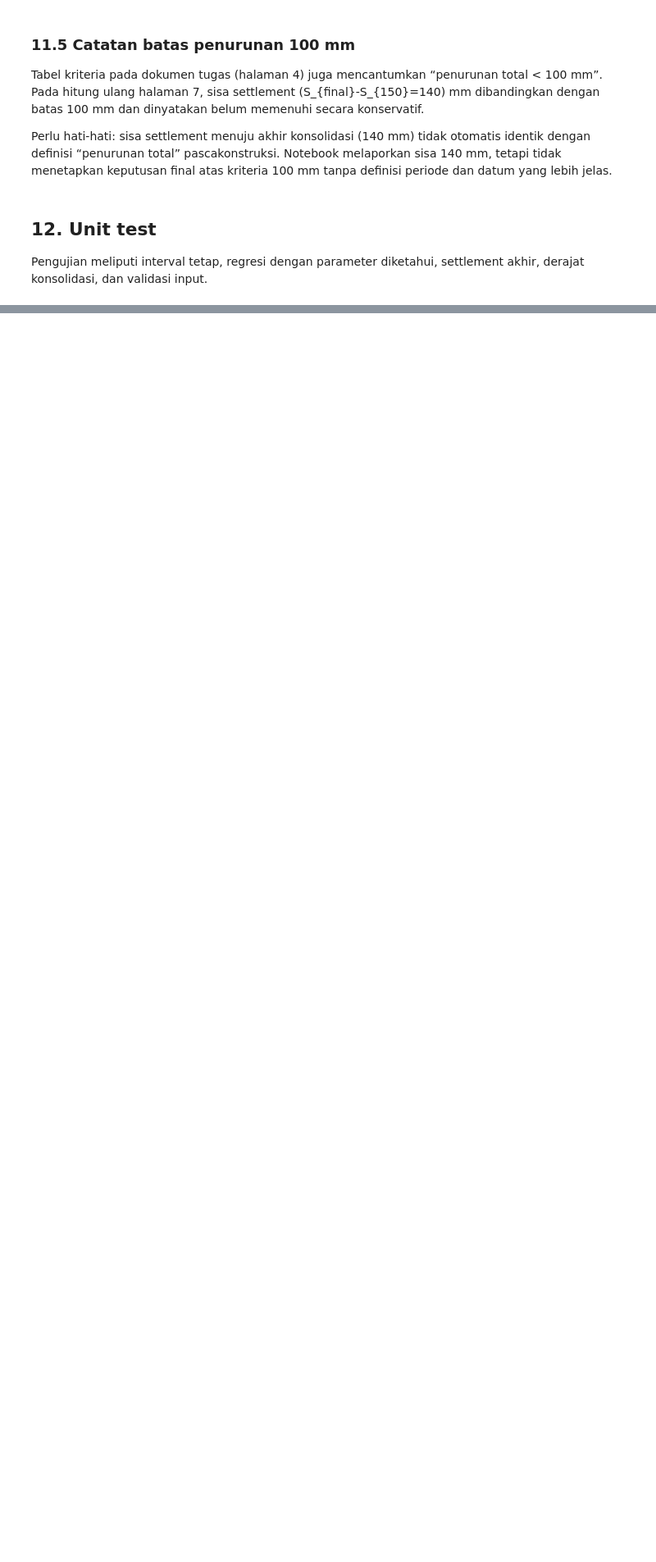
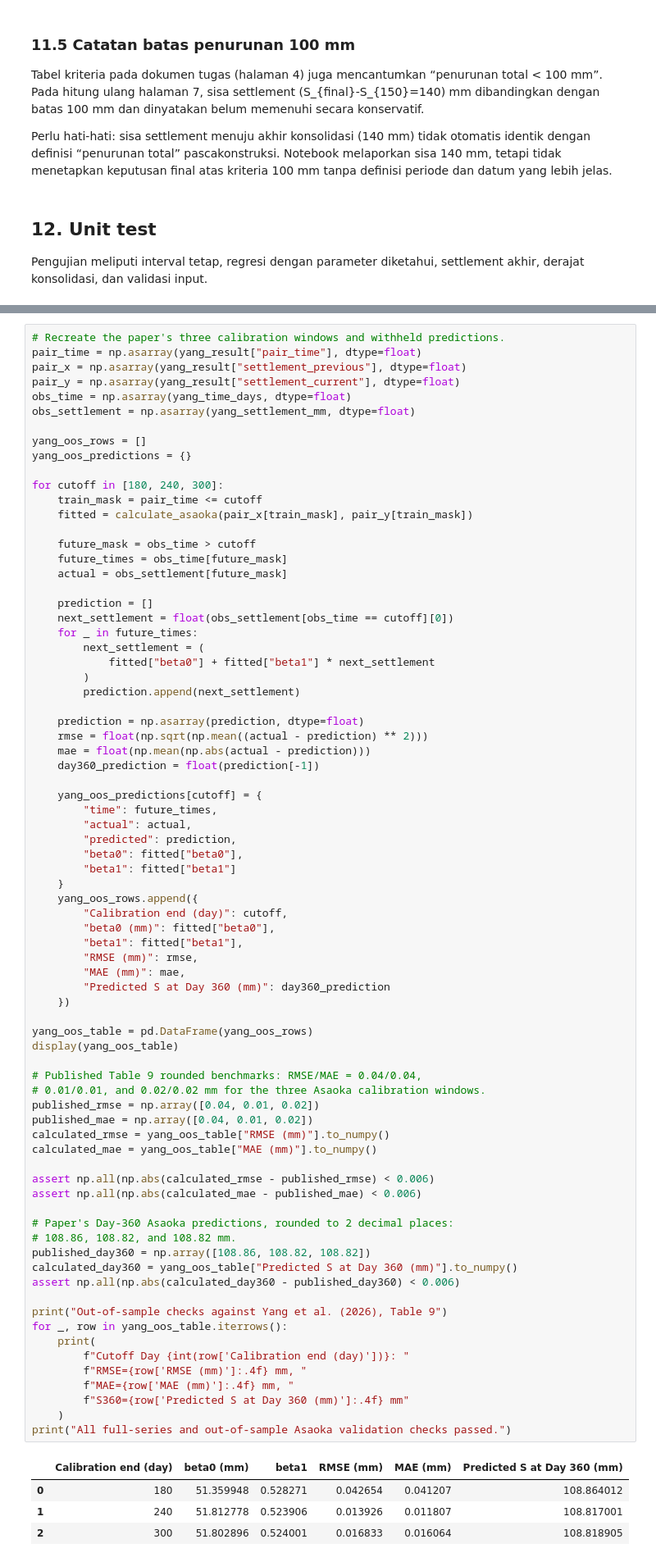
Before and after one commit to Rahardirizky/modul-soil-improvement, a Jupyter notebook: modul_M4_Asaoka.ipynb, the cells around one changed output, grey strips where cells are left out. Shown at 82% size. Cells and saved outputs as stored; diff of their text form; blank space fills up the shorter version.

```diff
--- a/modul_M4_Asaoka.ipynb
+++ b/modul_M4_Asaoka.ipynb
@@ -571,0 +770,81 @@ Slide 106 mencantumkan contoh STA 0+100: \(S_{150}=1{,}410\) mm, \(S_f=1{,}550\)
+# %%
+# Recreate the paper's three calibration windows and withheld predictions.
+pair_time = np.asarray(yang_result["pair_time"], dtype=float)
+pair_x = np.asarray(yang_result["settlement_previous"], dtype=float)
+pair_y = np.asarray(yang_result["settlement_current"], dtype=float)
+obs_time = np.asarray(yang_time_days, dtype=float)
+obs_settlement = np.asarray(yang_settlement_mm, dtype=float)
+
+yang_oos_rows = []
+yang_oos_predictions = {}
+
+for cutoff in [180, 240, 300]:
+    train_mask = pair_time <= cutoff
+    fitted = calculate_asaoka(pair_x[train_mask], pair_y[train_mask])
+
+    future_mask = obs_time > cutoff
+    future_times = obs_time[future_mask]
+    actual = obs_settlement[future_mask]
+
+    prediction = []
+    next_settlement = float(obs_settlement[obs_time == cutoff][0])
+    for _ in future_times:
+        next_settlement = (
+            fitted["beta0"] + fitted["beta1"] * next_settlement
+        )
+        prediction.append(next_settlement)
+
+    prediction = np.asarray(prediction, dtype=float)
+    rmse = float(np.sqrt(np.mean((actual - prediction) ** 2)))
+    mae = float(np.mean(np.abs(actual - prediction)))
+    day360_prediction = float(prediction[-1])
+
+    yang_oos_predictions[cutoff] = {
+        "time": future_times,
+        "actual": actual,
+        "predicted": prediction,
+        "beta0": fitted["beta0"],
+        "beta1": fitted["beta1"]
+    }
+    yang_oos_rows.append({
+        "Calibration end (day)": cutoff,
+        "beta0 (mm)": fitted["beta0"],
+        "beta1": fitted["beta1"],
+        "RMSE (mm)": rmse,
+        "MAE (mm)": mae,
+        "Predicted S at Day 360 (mm)": day360_prediction
+    })
+
+yang_oos_table = pd.DataFrame(yang_oos_rows)
+display(yang_oos_table)
+
+# Published Table 9 rounded benchmarks: RMSE/MAE = 0.04/0.04,
+# 0.01/0.01, and 0.02/0.02 mm for the three Asaoka calibration windows.
+published_rmse = np.array([0.04, 0.01, 0.02])
+published_mae = np.array([0.04, 0.01, 0.02])
+calculated_rmse = yang_oos_table["RMSE (mm)"].to_numpy()
+calculated_mae = yang_oos_table["MAE (mm)"].to_numpy()
+
+assert np.all(np.abs(calculated_rmse - published_rmse) < 0.006)
+assert np.all(np.abs(calculated_mae - published_mae) < 0.006)
+
+# Paper's Day-360 Asaoka predictions, rounded to 2 decimal places:
+# 108.86, 108.82, and 108.82 mm.
+published_day360 = np.array([108.86, 108.82, 108.82])
+calculated_day360 = yang_oos_table["Predicted S at Day 360 (mm)"].to_numpy()
+assert np.all(np.abs(calculated_day360 - published_day360) < 0.006)
+
+print("Out-of-sample checks against Yang et al. (2026), Table 9")
+for _, row in yang_oos_table.iterrows():
+    print(
+        f"Cutoff Day {int(row['Calibration end (day)'])}: "
+        f"RMSE={row['RMSE (mm)']:.4f} mm, "
+        f"MAE={row['MAE (mm)']:.4f} mm, "
+        f"S360={row['Predicted S at Day 360 (mm)']:.4f} mm"
+    )
+print("All full-series and out-of-sample Asaoka validation checks passed.")
+# %% [output]
+|  | Calibration end (day) | beta0 (mm) | beta1 | RMSE (mm) | MAE (mm) | Predicted S at Day 360 (mm) |
+| 0 | 180 | 51.359948 | 0.528271 | 0.042654 | 0.041207 | 108.864012 |
+| 1 | 240 | 51.812778 | 0.523906 | 0.013926 | 0.011807 | 108.817001 |
+| 2 | 300 | 51.802896 | 0.524001 | 0.016833 | 0.016064 | 108.818905 |
```
Also changed, not shown: parts of 12 cells of this notebook.
